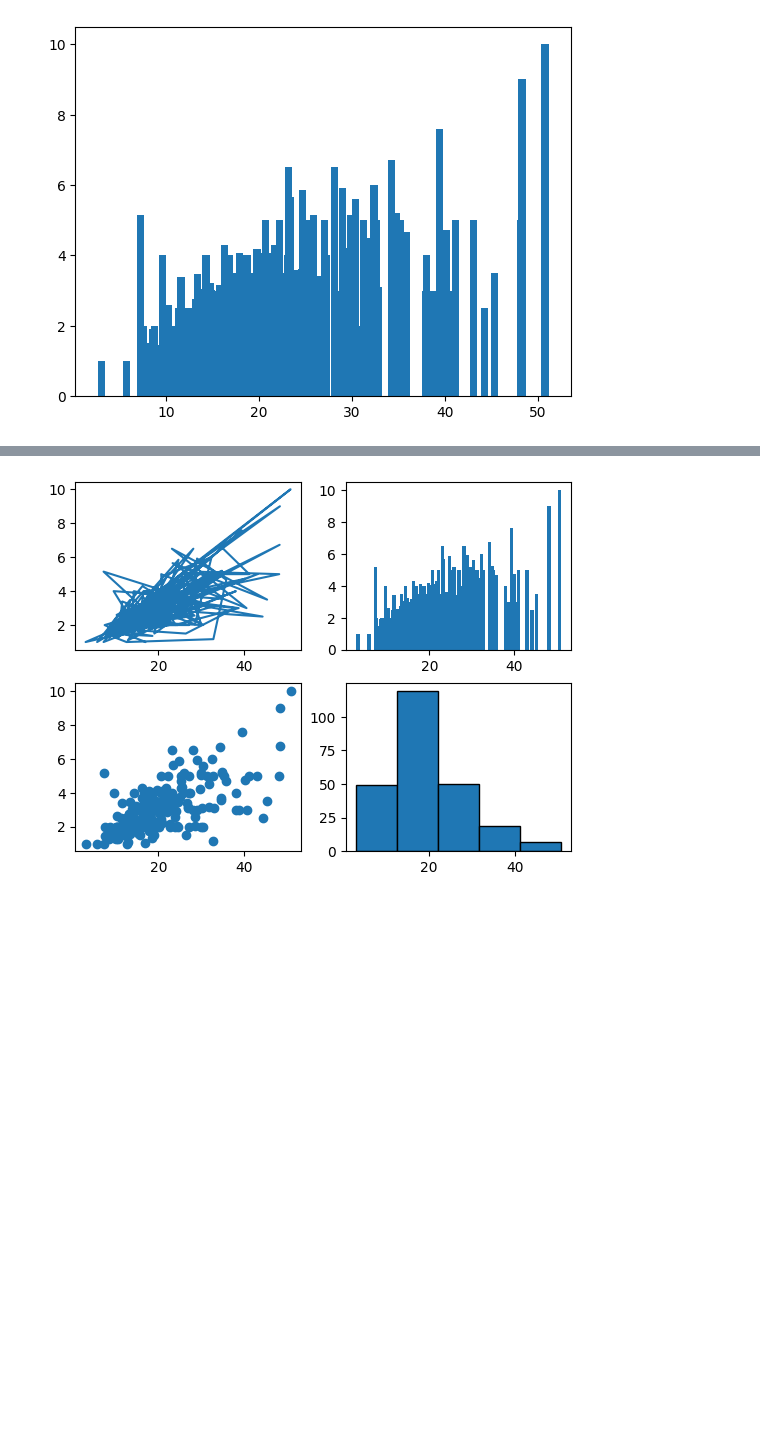
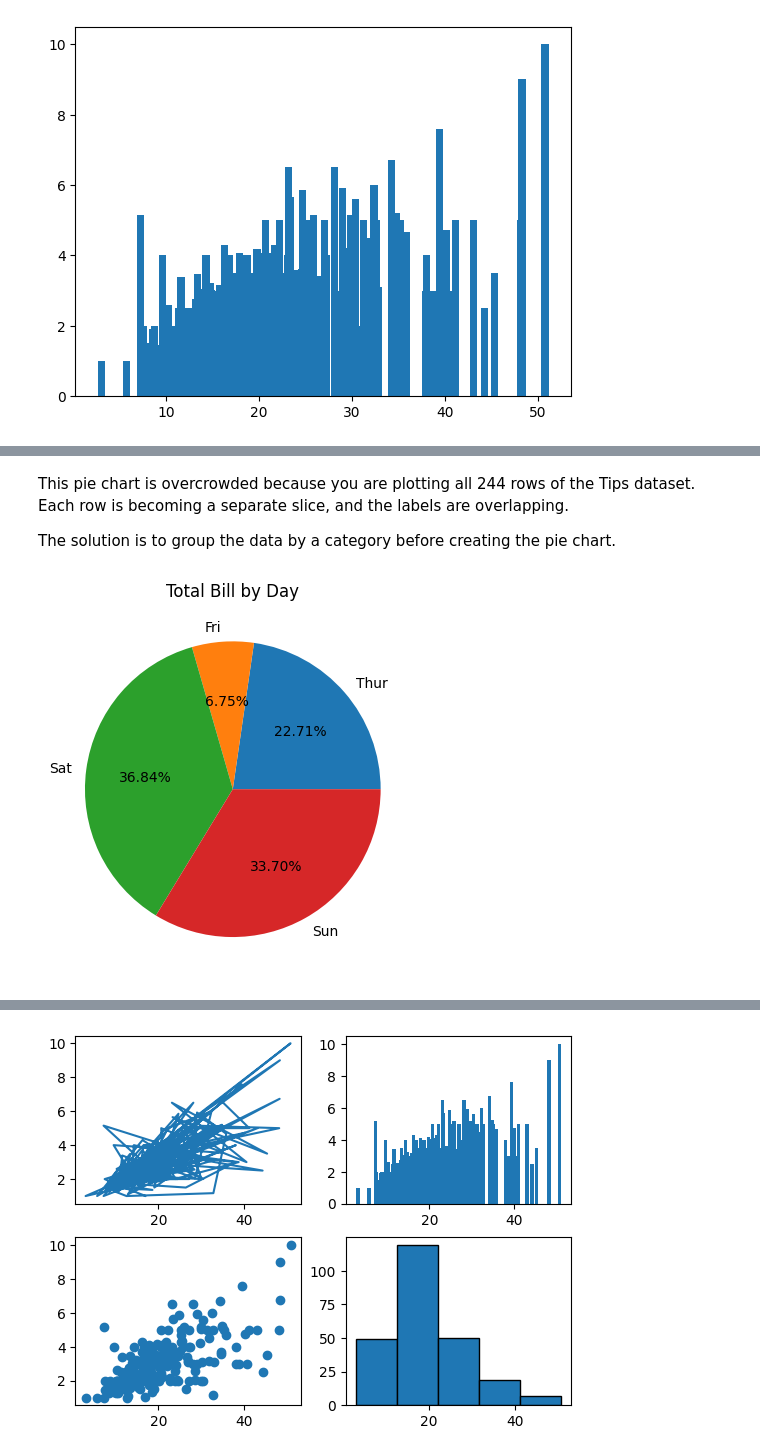
Before and after one commit to skarchana-ai/Python-Data-Visualization, a Jupyter notebook: Matplotlib_and_seaborn_Tips_Dataset.ipynb, the cells around one changed output, grey strips where cells are left out. Drawn from its saved outputs; the diff is of its cells as text; code cells hidden in the pictures; blank space fills up the shorter version.

```diff
--- a/Matplotlib_and_seaborn_Tips_Dataset.ipynb
+++ b/Matplotlib_and_seaborn_Tips_Dataset.ipynb
@@ -214 +198,13 @@ plt.pie(x,labels=df['total_bill'],autopct='%1.1f%%')
 [figure]
+# %% [markdown]
+This pie chart is overcrowded because you are plotting all 244 rows of the Tips dataset. Each row is becoming a separate slice, and the labels are overlapping.
+
+The solution is to group the data by a category before creating the pie chart.
+# %%
+x = df.groupby('day')['total_bill'].sum()
+
+plt.pie(x, labels=x.index, autopct='%1.2f%%')
+plt.title('Total Bill by Day')
+plt.show()
+# %% [output]
+[figure, added]
```
Also changed, not shown: parts of 7 cells of this notebook.
